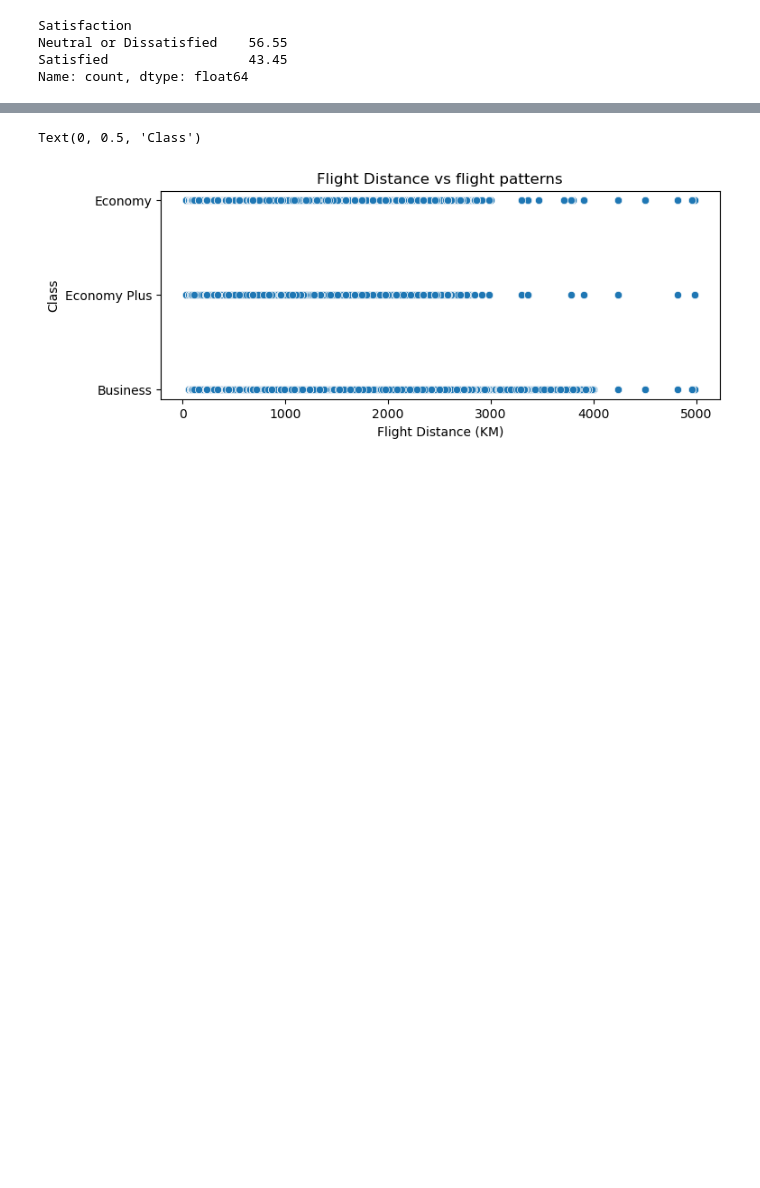
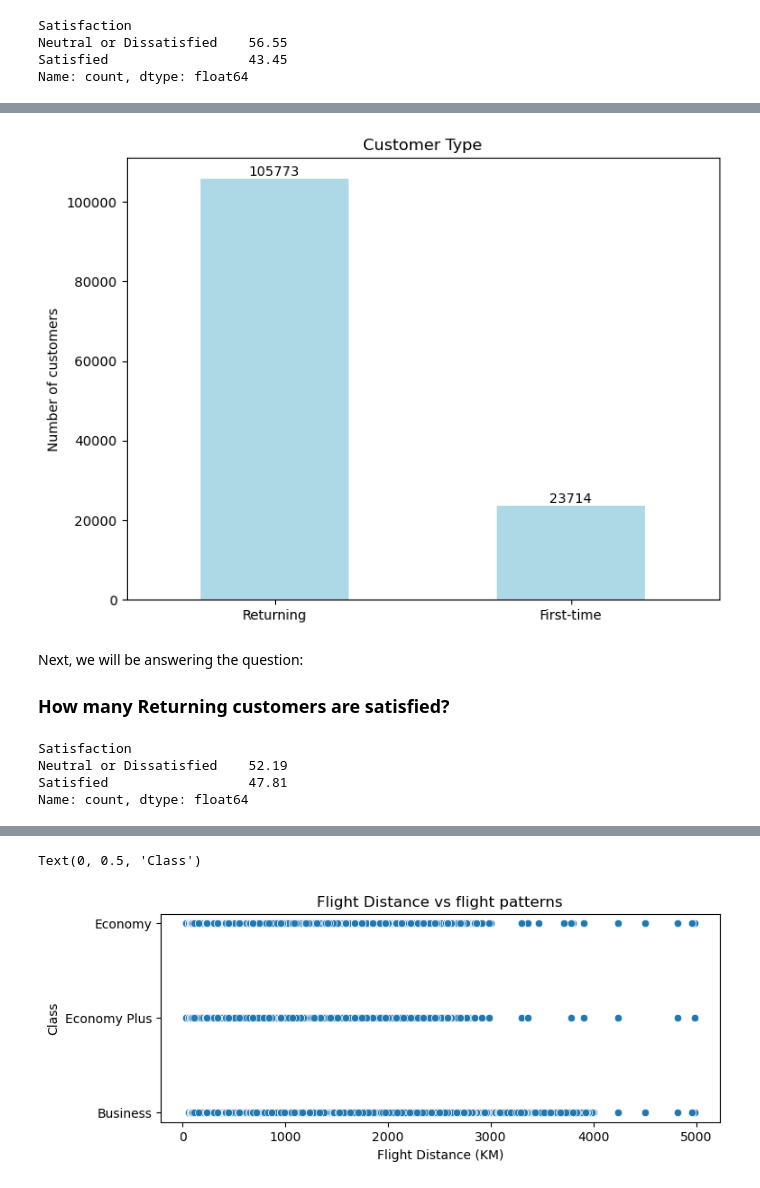
Before and after one commit to samamaryna/team_project, a Jupyter notebook: Project_2.ipynb, the cells around one changed output, grey strips where cells are left out. Cells and saved outputs as stored; diff of their text form; code cells hidden in the pictures; blank space fills up the shorter version.

```diff
--- a/Project_2.ipynb
+++ b/Project_2.ipynb
@@ -127,0 +162,39 @@ import seaborn as sns
+# %%
+#to check how many returning and first-time customers we have:
+cust_type = df['Customer Type'].value_counts()
+# %%
+plt.figure(figsize=(8,6))
+bars_custtype = cust_type.plot(kind='bar', color='lightblue')
+
+plt.title('Customer Type')
+plt.xlabel('')
+plt.ylabel('Number of customers')
+plt.xticks(rotation=0)
+
+for bar in bars_custtype.patches:
+    yval = bar.get_height()
+    plt.text(bar.get_x() + bar.get_width()/2.0,
+            yval,
+            int(yval),
+            ha='center',
+            va='bottom')
+# %% [output]
+[figure, added]
+# %% [markdown]
+Next, we will be answering the question:
+### How many Returning customers are satisfied?
+# %%
+#how many Returning customers are satisfied:
+#to filter dataframe:
+returning_filter = df[df['Customer Type'] == 'Returning']
+
+return_satisf = returning_filter['Satisfaction'].value_counts()
+
+return_satisf_percent = round(return_satisf / return_satisf.sum() * 100, 2)
+
+print(return_satisf_percent)
+# %% [output]
+Satisfaction
+Neutral or Dissatisfied    52.19
+Satisfied                  47.81
+Name: count, dtype: float64
```
Also changed, not shown: parts of 22 cells of this notebook.
